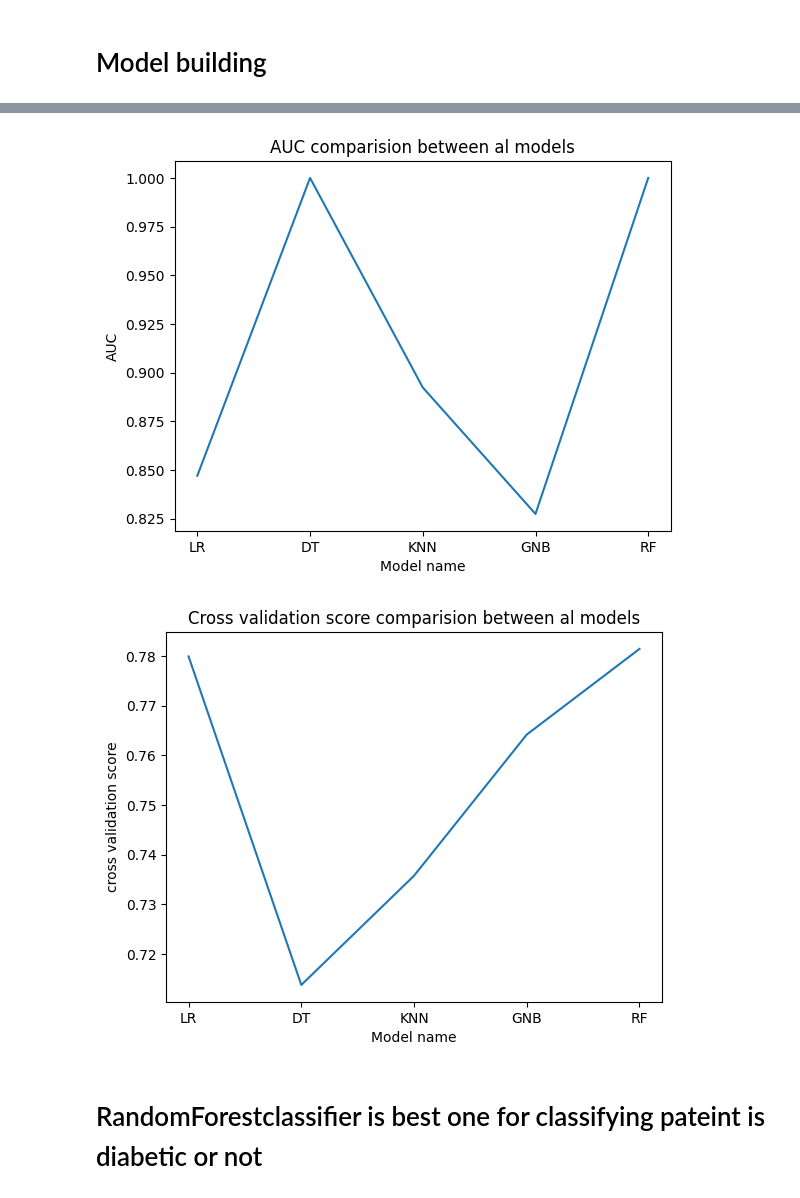
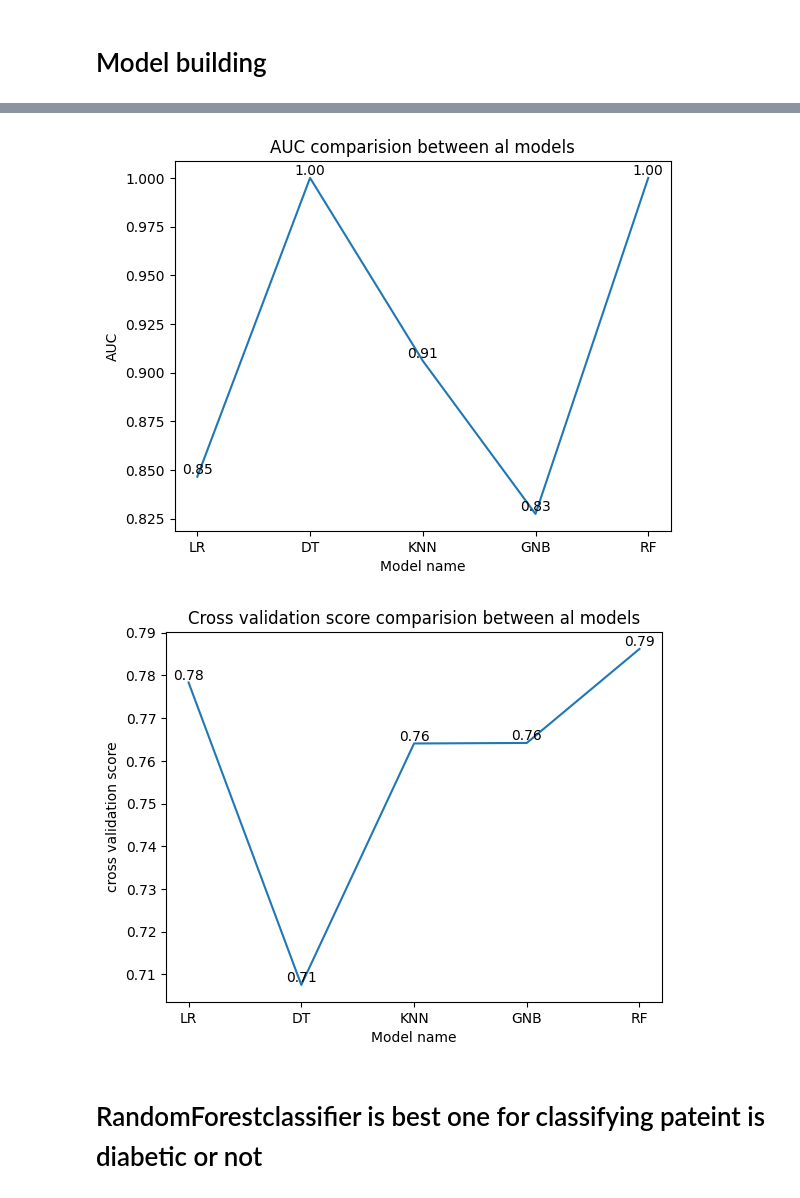
Before and after one commit to Amol892/Data_science_project, a Jupyter notebook: diabetic_or_not_prediction/check_patient_diabeties_or_not.ipynb, the cells around one changed output, grey strips where cells are left out. Drawn from its saved outputs; the diff is of its cells as text; code cells hidden in the pictures.

Commit message:
chart annotation is added

```diff
--- a/diabetic_or_not_prediction/check_patient_diabeties_or_not.ipynb
+++ b/diabetic_or_not_prediction/check_patient_diabeties_or_not.ipynb
@@ -214,6 +214,9 @@ models.append(('DT',DecisionTreeClassifier()))
 models.append(('KNN',KNeighborsClassifier()))
 models.append(('GNB',GaussianNB()))
 models.append(('RF',RandomForestClassifier()))
+# %%
+sc_X = StandardScaler()
+X=sc_X.fit_transform(X)
 # %%
 results = []
 names = []
@@ -279,16 +282,26 @@ plt.plot(names,aucs)
 plt.xlabel('Model name')
 plt.ylabel('AUC')
 plt.title('AUC comparision between al models')
+
+# Annotate each data point with its score
+for i, score in enumerate(aucs):
+    plt.text(names[i], score, f'{score:.2f}', ha='center', va='bottom')
+
 plt.show()
 # %% [output]
-[figure, old version]
+[figure, new version]
 # %%
 plt.plot(names,cv_score)
 plt.xlabel('Model name')
 plt.ylabel('cross validation score')
 plt.title('Cross validation score comparision between al models')
+
+# Annotate each data point with its score
+for i, score in enumerate(cv_score):
+    plt.text(names[i], score, f'{score:.2f}', ha='center', va='bottom')
+
 plt.show()
 # %% [output]
-[figure, old version]
+[figure, new version]
 # %% [markdown]
 # RandomForestclassifier is best one for classifying pateint is diabetic or not
```
Also changed, not shown: parts of 2 cells of this notebook.
